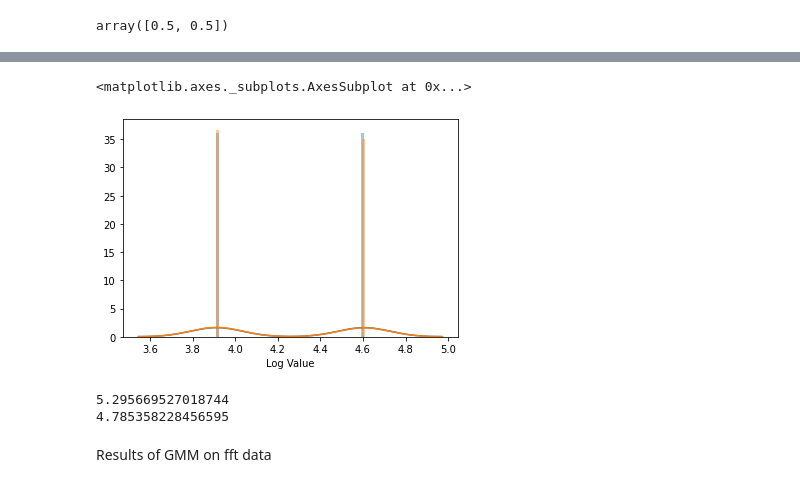
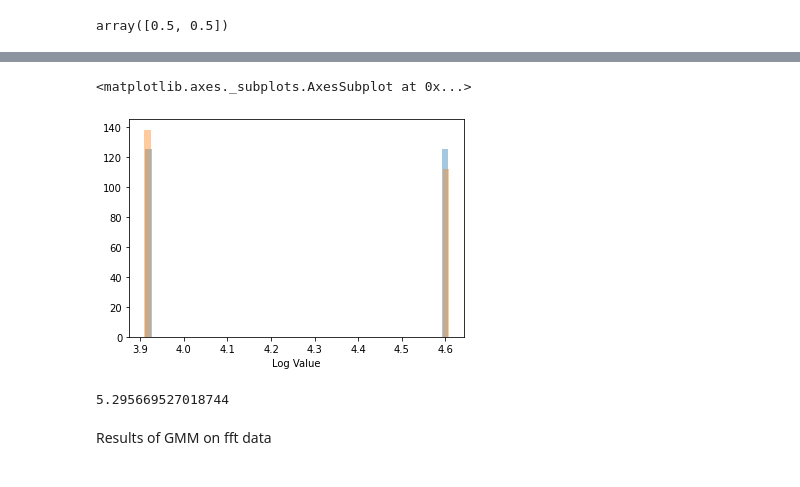
Before and after one commit to algoasylum/SatelliteImageAnalysis, a Jupyter notebook: Synthetic Data Representation/GMM-SD-Half Low, Half High.ipynb, the cells around one changed output, grey strips where cells are left out. Saved outputs shown, nothing was run; the diff lists cells and outputs as text; code cells hidden in the pictures.

```diff
--- a/Synthetic Data Representation/GMM-SD-Half Low, Half High.ipynb
+++ b/Synthetic Data Representation/GMM-SD-Half Low, Half High.ipynb
@@ -319,18 +356,17 @@ array([[3.91202301],
 # %%
 #Time Series - Log
-sns.distplot(nlog_data['Log Value'],bins=50)
+sns.distplot(nlog_data['Log Value'],bins=50,kde = False)
 z,_ = best_gmm1.sample(250)
-sns.distplot(z,bins=50)
+sns.distplot(z,bins=50,kde=False)
 # %% [output]
 <matplotlib.axes._subplots.AxesSubplot at 0x...>
-[figure, old version]
+[figure, new version]
 # %%
 #Time Series - Log
 print(best_gmm1.score(np.array(nlog_data['Log Value']).reshape(-1,1)))
-print(best_gmm1.score(z))
+#print(best_gmm1.score(z))
 # %% [output]
 5.295669527018744
-4.785358228456595
 # %% [markdown]
 Results of GMM on fft data
 # %%
```
Also changed, not shown: parts of 22 cells of this notebook.
